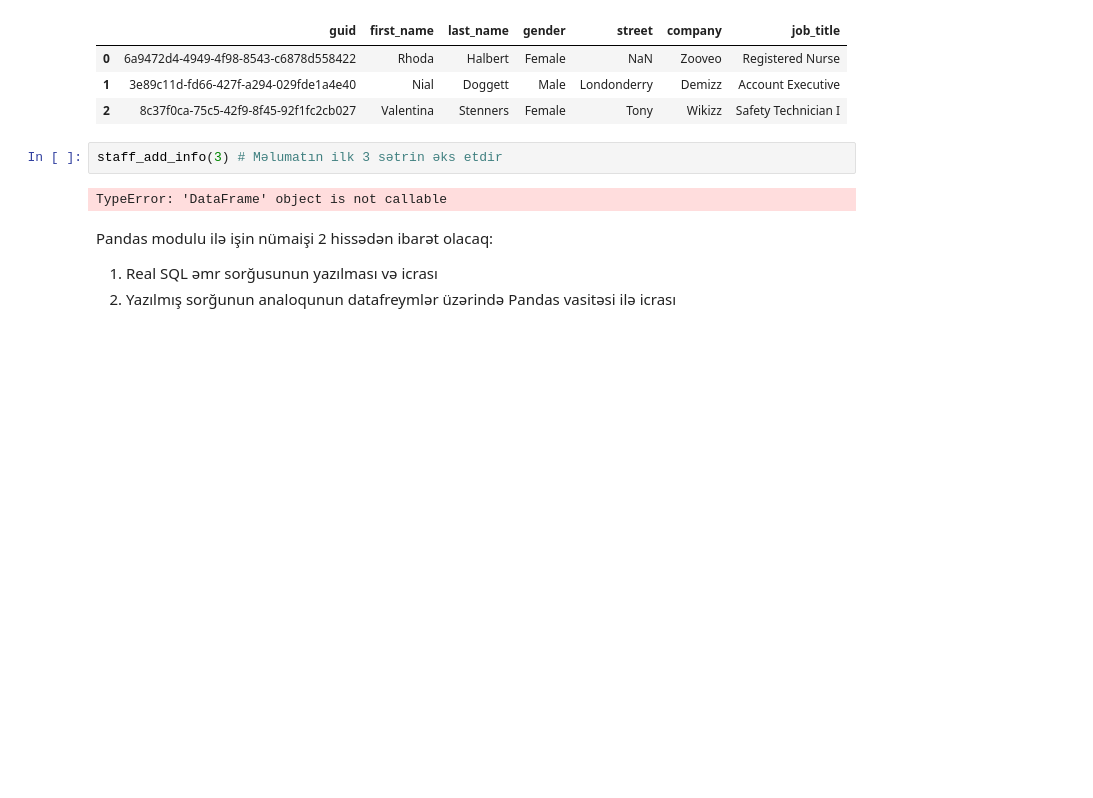
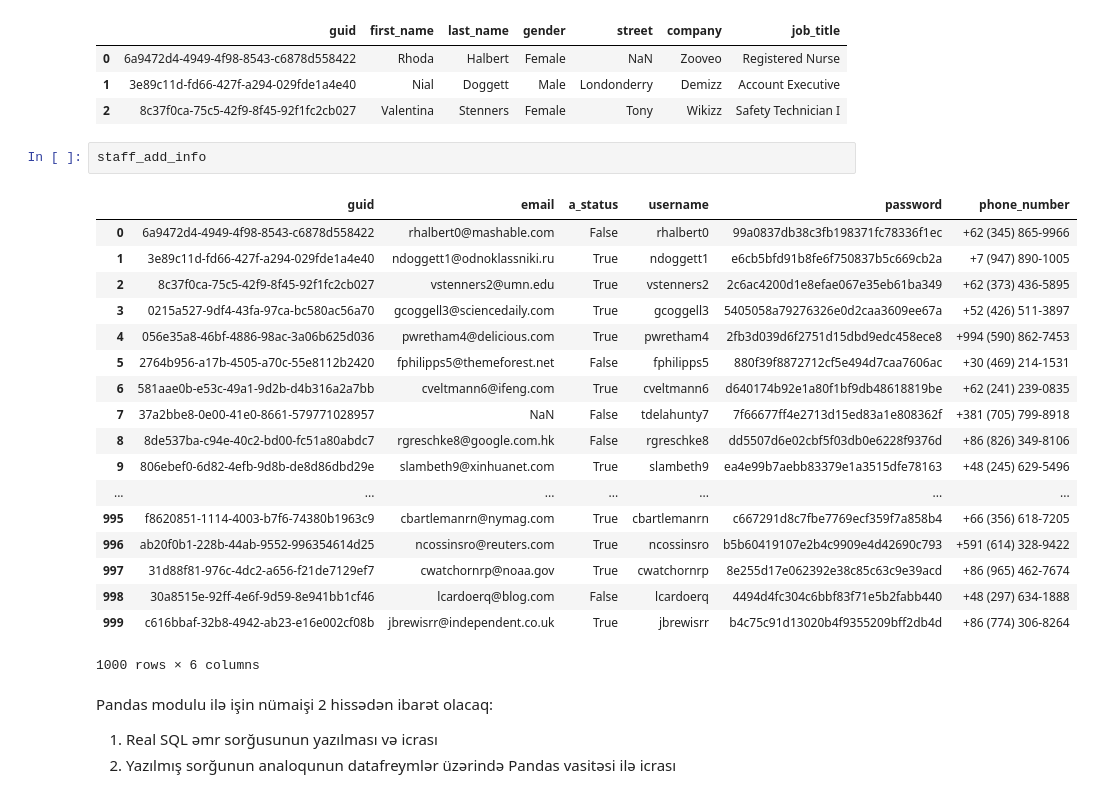
Before and after one commit to limpapud/data_science_tutorials_projects, a Jupyter notebook: DataScience_Tutorials/AZ/Pandas_SQL.ipynb, the cells around one changed output. Drawn from its saved outputs; the diff is of its cells as text; blank space fills up the shorter version.

```diff
--- a/DataScience_Tutorials/AZ/Pandas_SQL.ipynb
+++ b/DataScience_Tutorials/AZ/Pandas_SQL.ipynb
@@ -30,10 +30,27 @@ staff_df.head(3) # Məlumatın ilk 3 sətrin əks etdir
 | 0 | 6a9472d4-4949-4f98-8543-c6878d558422 | Rhoda | Halbert | Female | NaN | Zooveo | Registered Nurse |
 | 1 | 3e89c11d-fd66-427f-a294-029fde1a4e40 | Nial | Doggett | Male | Londonderry | Demizz | Account Executive |
 | 2 | 8c37f0ca-75c5-42f9-8f45-92f1fc2cb027 | Valentina | Stenners | Female | Tony | Wikizz | Safety Technician I |
-# %%
-staff_add_info(3) # Məlumatın ilk 3 sətrin əks etdir
-# %% [output]
-TypeError: 'DataFrame' object is not callable
+# %%
+staff_add_info
+# %% [output]
+|  | guid | email | a_status | username | password | phone_number |
+| 0 | 6a9472d4-4949-4f98-8543-c6878d558422 | rhalbert0@mashable.com | False | rhalbert0 | 99a0837db38c3fb198371fc78336f1ec | +62 (345) 865-9966 |
+| 1 | 3e89c11d-fd66-427f-a294-029fde1a4e40 | ndoggett1@odnoklassniki.ru | True | ndoggett1 | e6cb5bfd91b8fe6f750837b5c669cb2a | +7 (947) 890-1005 |
+| 2 | 8c37f0ca-75c5-42f9-8f45-92f1fc2cb027 | vstenners2@umn.edu | True | vstenners2 | 2c6ac4200d1e8efae067e35eb61ba349 | +62 (373) 436-5895 |
+| 3 | 0215a527-9df4-43fa-97ca-bc580ac56a70 | gcoggell3@sciencedaily.com | True | gcoggell3 | 5405058a79276326e0d2caa3609ee67a | +52 (426) 511-3897 |
+| 4 | 056e35a8-46bf-4886-98ac-3a06b625d036 | pwretham4@delicious.com | True | pwretham4 | 2fb3d039d6f2751d15dbd9edc458ece8 | +994 (590) 862-7453 |
+| 5 | 2764b956-a17b-4505-a70c-55e8112b2420 | fphilipps5@themeforest.net | False | fphilipps5 | 880f39f8872712cf5e494d7caa7606ac | +30 (469) 214-1531 |
+| 6 | 581aae0b-e53c-49a1-9d2b-d4b316a2a7bb | cveltmann6@ifeng.com | True | cveltmann6 | d640174b92e1a80f1bf9db48618819be | +62 (241) 239-0835 |
+| 7 | 37a2bbe8-0e00-41e0-8661-579771028957 | NaN | False | tdelahunty7 | 7f66677ff4e2713d15ed83a1e808362f | +381 (705) 799-8918 |
+| 8 | 8de537ba-c94e-40c2-bd00-fc51a80abdc7 | rgreschke8@google.com.hk | False | rgreschke8 | dd5507d6e02cbf5f03db0e6228f9376d | +86 (826) 349-8106 |
+| 9 | 806ebef0-6d82-4efb-9d8b-de8d86dbd29e | slambeth9@xinhuanet.com | True | slambeth9 | ea4e99b7aebb83379e1a3515dfe78163 | +48 (245) 629-5496 |
+| ... | ... | ... | ... | ... | ... | ... |
+| 995 | f8620851-1114-4003-b7f6-74380b1963c9 | cbartlemanrn@nymag.com | True | cbartlemanrn | c667291d8c7fbe7769ecf359f7a858b4 | +66 (356) 618-7205 |
+| 996 | ab20f0b1-228b-44ab-9552-996354614d25 | ncossinsro@reuters.com | True | ncossinsro | b5b60419107e2b4c9909e4d42690c793 | +591 (614) 328-9422 |
+| 997 | 31d88f81-976c-4dc2-a656-f21de7129ef7 | cwatchornrp@noaa.gov | True | cwatchornrp | 8e255d17e062392e38c85c63c9e39acd | +86 (965) 462-7674 |
+| 998 | 30a8515e-92ff-4e6f-9d59-8e941bb1cf46 | lcardoerq@blog.com | False | lcardoerq | 4494d4fc304c6bbf83f71e5b2fabb440 | +48 (297) 634-1888 |
+| 999 | c616bbaf-32b8-4942-ab23-e16e002cf08b | jbrewisrr@independent.co.uk | True | jbrewisrr | b4c75c91d13020b4f9355209bff2db4d | +86 (774) 306-8264 |
+1000 rows × 6 columns
 # %% [markdown]
 Pandas modulu ilə işin nümaişi 2 hissədən ibarət olacaq:
 1. Real SQL əmr sorğusunun yazılması və icrası
```
Also changed, not shown: parts of 11 cells of this notebook.
